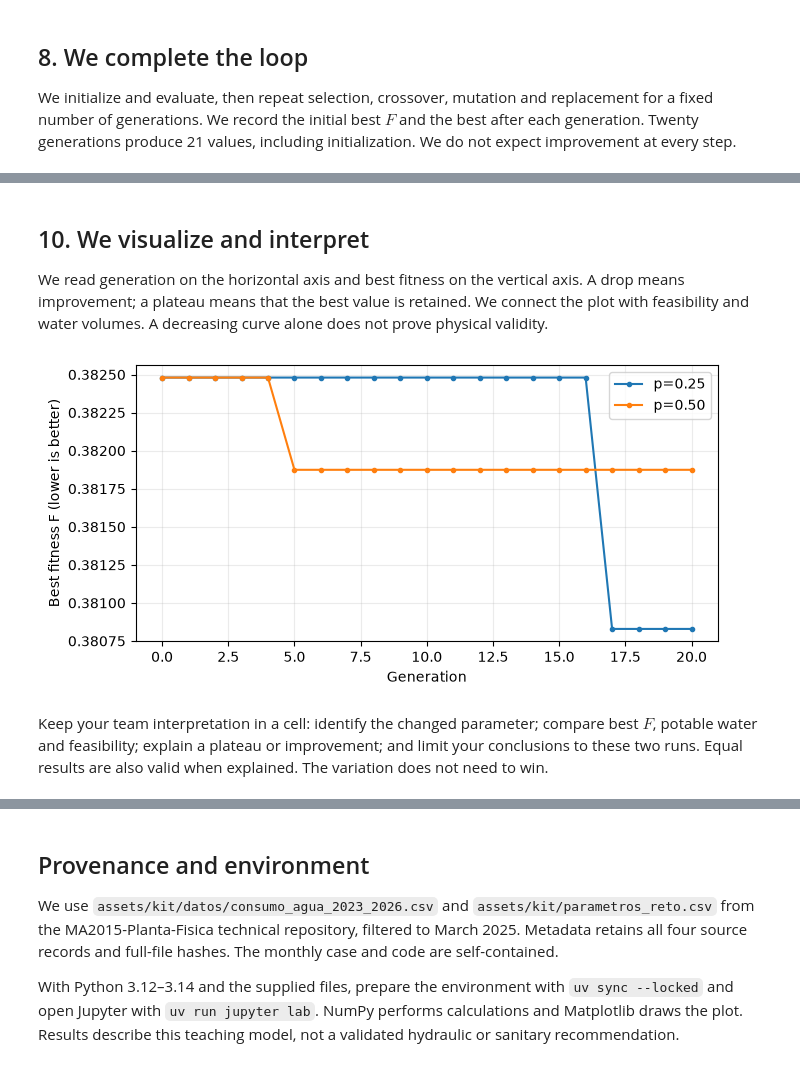
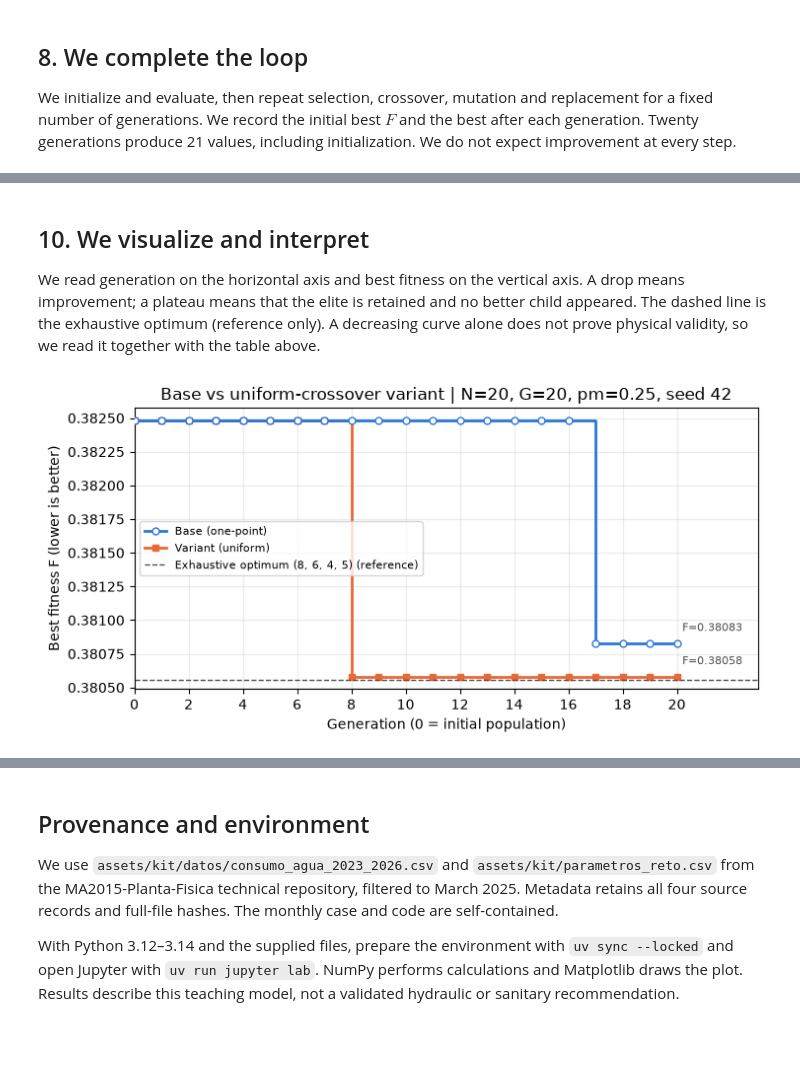
Before and after one commit to peperromitec/Bioinspired-Algorithms-project, a Jupyter notebook: planta_fisica_minimum_solution.ipynb, the cells around one changed output, grey strips where cells are left out. Cells and saved outputs as stored; diff of their text form; code cells hidden in the pictures; blank space fills up the shorter version.

```diff
--- a/planta_fisica_minimum_solution.ipynb
+++ b/planta_fisica_minimum_solution.ipynb
@@ -156,7 +223,8 @@ print(min(evaluate(x)["fitness"] for x in replacement_demo))
 We initialize and evaluate, then repeat selection, crossover, mutation and replacement for a fixed number of generations. We record the initial best $F$ and the best after each generation. Twenty generations produce 21 values, including initialization. We do not expect improvement at every step.
 # %%
 def run_ga(population_size: int = 20, generations: int = 20,
-           mutation_probability: float = 0.25, seed: int = 42) -> dict:
+           mutation_probability: float = 0.25, seed: int = 42,
+           crossover_op=crossover) -> dict:
     """Run a small canonical GA and retain the best fitness at each generation."""
     if not isinstance(population_size, int) or population_size < 2:
         raise ValueError("Population size must be an integer of at least two.")
@@ -168,7 +236,7 @@ def run_ga(population_size: int = 20, generations: int = 20,
     population = [random_individual(rng) for _ in range(population_size)]
     history = [min(evaluate(x)["fitness"] for x in population)]
     for _ in range(generations):
-        population = next_generation(population, mutation_probability, rng)
+        population = next_generation(population, mutation_probability, rng, crossover_op)
         history.append(min(evaluate(x)["fitness"] for x in population))
     best = min(population, key=lambda x: evaluate(x)["fitness"]).copy()
     return dict(genes=best, metrics=evaluate(best), history=np.array(history))
@@ -179,8 +242,0 @@ Use 20 individuals, 20 generations and seed 42. For the variation, change only m
-# %%
-CONFIG = dict(population_size=20, generations=20, mutation_probability=0.25, seed=42)
-baseline = run_ga(**CONFIG)
-variant_config = {**CONFIG, "mutation_probability": 0.50}
-variant = run_ga(**variant_config)
-for label, result in [("p=0.25", baseline), ("p=0.50", variant)]:
-    print(label, "genes =", result["genes"], "fractions =", result["genes"] / 10)
-    print(result["metrics"])
@@ -192,19 +428,27 @@ p=0.50 genes = [5 7 4 8] fractions = [0.5 0.7 0.4 0.8]
 # %% [markdown]
 ## 10. We visualize and interpret
 
-We read generation on the horizontal axis and best fitness on the vertical axis. A drop means improvement; a plateau means that the best value is retained. We connect the plot with feasibility and water volumes. A decreasing curve alone does not prove physical validity.
+We read generation on the horizontal axis and best fitness on the vertical axis. A drop means improvement; a plateau means that the elite is retained and no better child appeared. The dashed line is the exhaustive optimum (reference only). A decreasing curve alone does not prove physical validity, so we read it together with the table above.
-# %%
-import matplotlib.pyplot as plt
-
-fig, ax = plt.subplots(figsize=(7, 3.5))
-for label, result in [("p=0.25", baseline), ("p=0.50", variant)]:
-    ax.plot(range(len(result["history"])), result["history"], marker=".", label=label)
-ax.set(xlabel='Generation', ylabel='Best fitness F (lower is better)')
-ax.grid(alpha=0.25)
-ax.legend()
-fig.tight_layout()
-plt.show()
-# %% [output]
-[figure, removed]
-# %% [markdown]
-Keep your team interpretation in a cell: identify the changed parameter; compare best $F$, potable water and feasibility; explain a plateau or improvement; and limit your conclusions to these two runs. Equal results are also valid when explained. The variation does not need to win.
+# %%
+import matplotlib.pyplot as plt
+
+fig, ax = plt.subplots(figsize=(7.5, 3.8))
+# Base drawn on top with hollow markers so it stays visible where both curves coincide.
+styles = {"Base (one-point)": dict(color="#2a78d6", marker="o", markerfacecolor="white", zorder=3),
+          "Variant (uniform)": dict(color="#eb6834", marker="s", zorder=2)}
+for label, r in results.items():
+    h = r["history"]
+    ax.step(range(len(h)), h, where="post", linewidth=2, markersize=5, label=label, **styles[label])
+    ax.annotate(f"F={h[-1]:.5f}", (len(h) - 1, h[-1]), xytext=(4, 7), textcoords="offset points",
+                va="bottom", fontsize=8, color="#52514e")
+ax.axhline(reference["metrics"]["fitness"], color="#52514e", linestyle="--", linewidth=1,
+           label=f"Exhaustive optimum {tuple(int(g) for g in optimum)} (reference)")
+ax.set(xlabel="Generation (0 = initial population)", ylabel="Best fitness F (lower is better)",
+       title="Base vs uniform-crossover variant | N=20, G=20, pm=0.25, seed 42", xlim=(0, 23))
+ax.set_xticks(range(0, 21, 2))
+ax.grid(alpha=0.25)
+ax.legend(fontsize=8, loc="center left")
+fig.tight_layout()
+plt.show()
+# %% [output]
+[figure, added]
```
Also changed, not shown: parts of 19 cells of this notebook, 2 other files.
